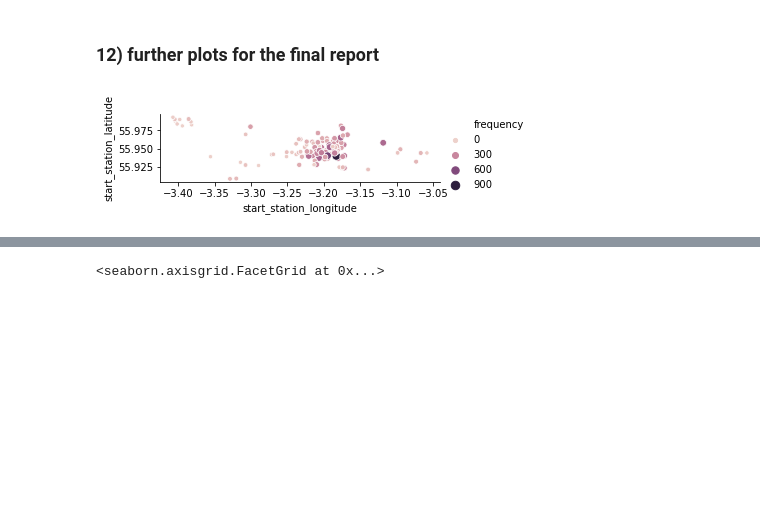
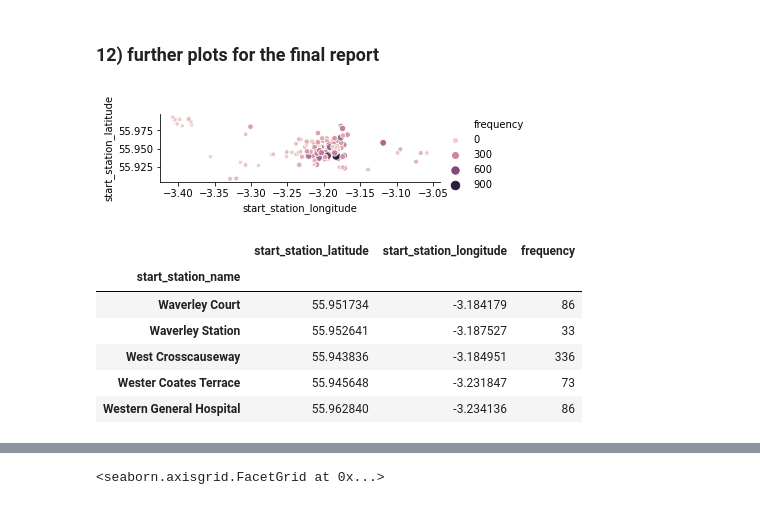
Before and after one commit to NikolasHe/MMCS_Project, a Jupyter notebook: notebook.ipynb, the cells around one changed output, grey strips where cells are left out. Cells and saved outputs as stored; diff of their text form; code cells hidden in the pictures; blank space fills up the shorter version.

```diff
--- a/notebook.ipynb
+++ b/notebook.ipynb
@@ -914,4 +909,14 @@ graph = sns.relplot(data=station_pivot,
 graph.ax.set_aspect('equal')
 # %% [output]
 [figure]
+# %%
+station_pivot.tail()
+# %% [output]
+|  | start_station_latitude | start_station_longitude | frequency |
+| start_station_name |  |  |  |
+| Waverley Court | 55.951734 | -3.184179 | 86 |
+| Waverley Station | 55.952641 | -3.187527 | 33 |
+| West Crosscauseway | 55.943836 | -3.184951 | 336 |
+| Wester Coates Terrace | 55.945648 | -3.231847 | 73 |
+| Western General Hospital | 55.962840 | -3.234136 | 86 |
 # %%
```
Also changed, not shown: parts of 3 cells of this notebook, 1 other file.
